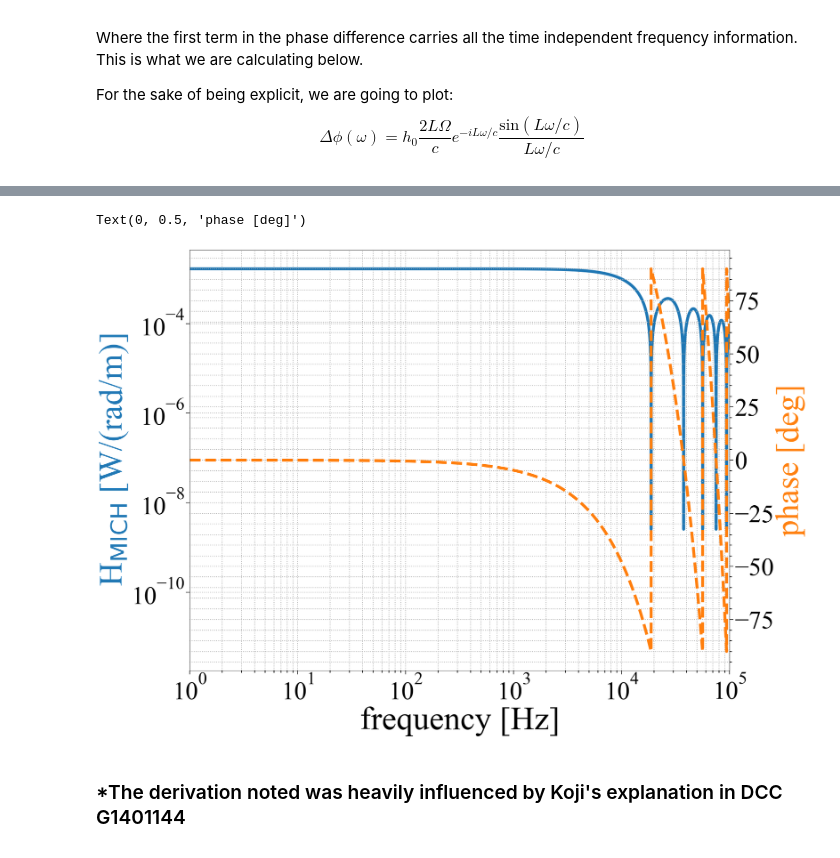
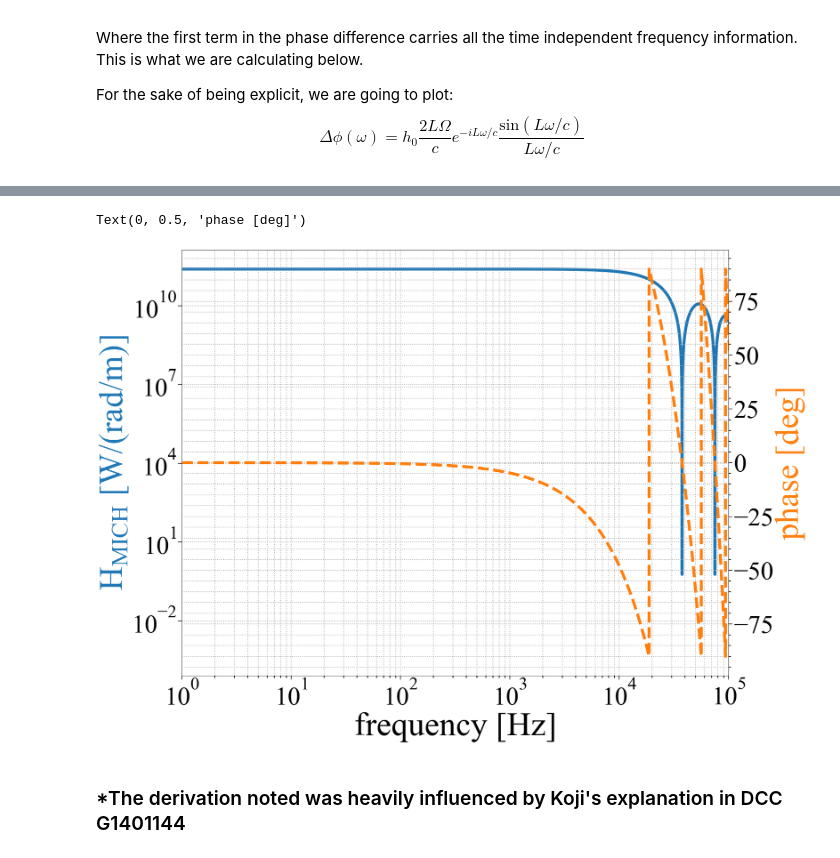
Before and after one commit to dancvan/dissertation, a Jupyter notebook: code/mich_fr.ipynb, the cells around one changed output, grey strips where cells are left out. Saved outputs shown, nothing was run; the diff lists cells and outputs as text; code cells hidden in the pictures.

```diff
--- a/code/mich_fr.ipynb
+++ b/code/mich_fr.ipynb
@@ -13,9 +14,12 @@ plt.rcParams["font.family"] = "Times New Roman"
 # %%
 # Some parameters
 cee = np.float64(299792458)
+h_bar = (6.626e-34)/(2*np.pi)
 OMEG = np.float64(2*np.pi*cee/(1064.0*10-9))
 L = np.float64(4000.0)
 nu = np.arange(1, 1000000, 1)
+PHI_0 = np.pi/2 #[rad]
+P_IN = 125 #[W]
 # %% [markdown]
 ## Derivation*
 
@@ -66,19 +76,21 @@ H = mich_freq_resp(nu,L, np.pi/2, 125)
+# %%
+H = MICH(nu, L, PHI_0, P_IN)
 # %%
 fig, ax1 = plt.subplots()
 ax1.set_xlabel('frequency [Hz]')
-ax1.set_ylabel('H$_{\mathrm{MICH}}$ [W/(rad/m)]',color='C0')
+ax1.set_ylabel('H$_{\mathdefault{MICH}}$ [W/(rad/m)]',color='C0')
 #ax1.plot(w/(FSR), F_w_cc_modsq*100)
-ax1.loglog(nu,np.abs(np.real(H)),linewidth=7.5, color='C0')
+ax1.loglog(np.real(H)**2 + np.imag(H)**2,linewidth=7.5, color='C0')
 #plt.ylim([10e-6, 10e0])
 ax2 = ax1.twinx()
 #ax2.plot(w/(FSR), (180/np.pi)*np.arctan(F_w_cc.imag/F_w_cc.real), '--')
 ax2.semilogx(nu,(180/np.pi)*np.arctan(np.imag(H)/np.real(H)), '--', linewidth=7.5,color='C1')
 #plt.xlabel('frequency [FSR]')
 plt.xlim([1,1e5])
 plt.ylabel('phase [deg]',color='C1')
 # %% [output]
 Text(0, 0.5, 'phase [deg]')
-[figure, old version]
+[figure, new version]
 # %%
 fig.savefig('../figs/INTRO/mich_fr.pdf', dpi=300, bbox_inches='tight')
 # %% [markdown]
```
Also changed, not shown: parts of 11 cells of this notebook, 5 other files.
